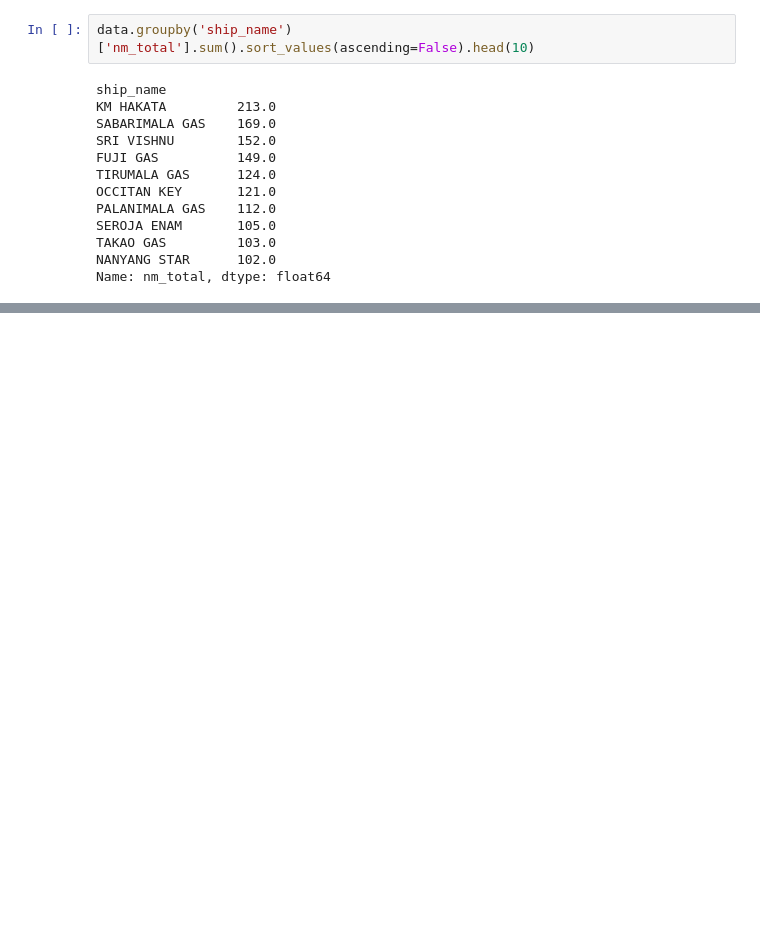
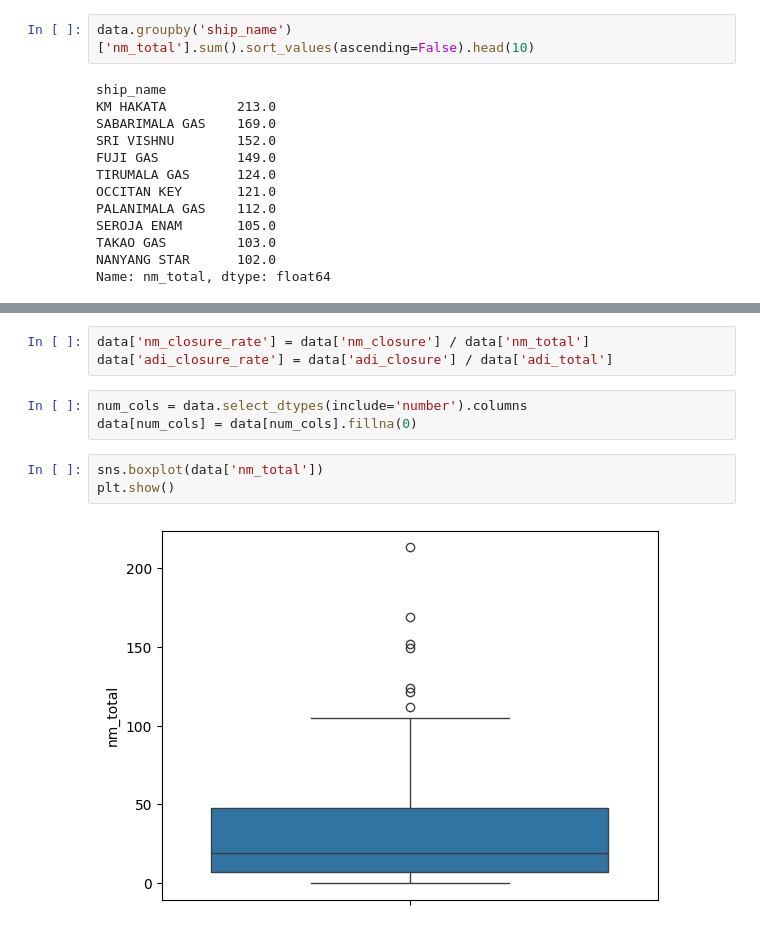
Before and after one commit to kiranr12r/Data-cleaning-and-EDA, a Jupyter notebook: cleaned-data/Single_view_of_ship.ipynb, the cells around one changed output, grey strips where cells are left out. Cells and saved outputs as stored; diff of their text form; blank space fills up the shorter version.

```diff
--- a/cleaned-data/Single_view_of_ship.ipynb
+++ b/cleaned-data/Single_view_of_ship.ipynb
@@ -873,0 +886,11 @@ Name: nm_total, dtype: float64
+# %%
+data['nm_closure_rate'] = data['nm_closure'] / data['nm_total']
+data['adi_closure_rate'] = data['adi_closure'] / data['adi_total']
+# %%
+num_cols = data.select_dtypes(include='number').columns
+data[num_cols] = data[num_cols].fillna(0)
+# %%
+sns.boxplot(data['nm_total'])
+plt.show()
+# %% [output]
+[figure, added]
```
Also changed, not shown: parts of 12 cells of this notebook.
